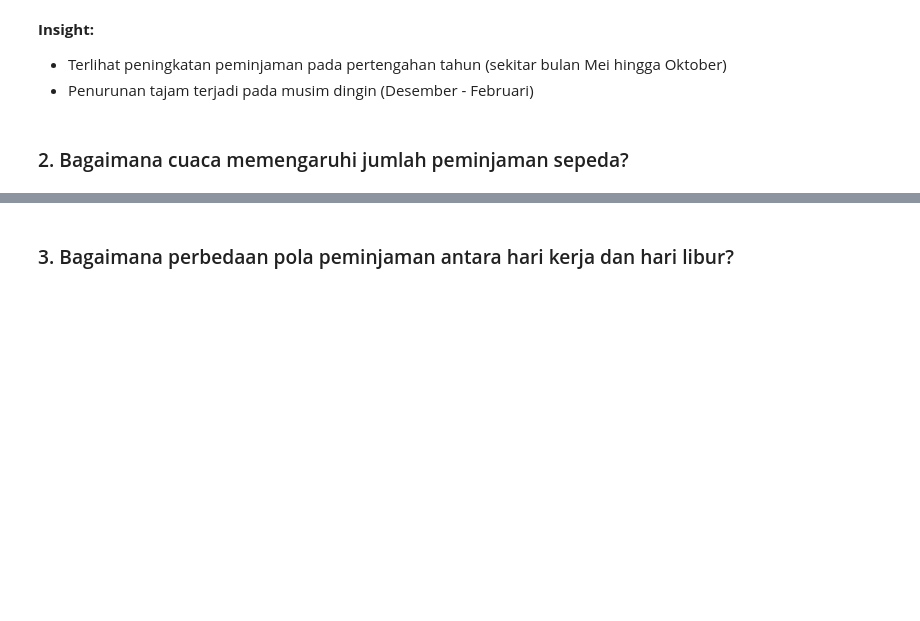
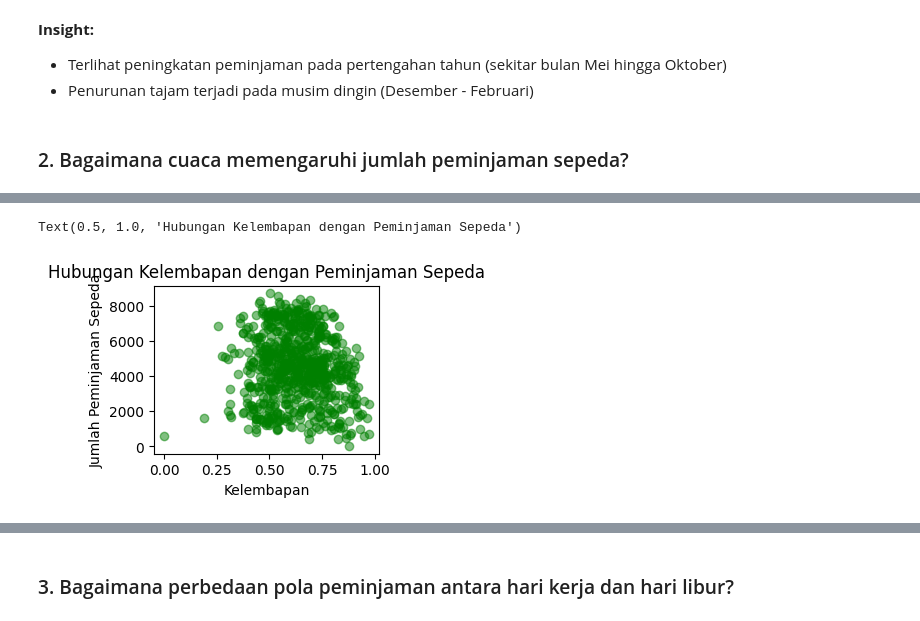
Before and after one commit to wisnufrmdhn/Project-Laskar-AI, a Jupyter notebook: notebook.ipynb, the cells around one changed output, grey strips where cells are left out. Drawn from its saved outputs; the diff is of its cells as text; code cells hidden in the pictures; blank space fills up the shorter version.

```diff
--- a/notebook.ipynb
+++ b/notebook.ipynb
@@ -461,0 +442,10 @@ print(df['weathersit'].unique())
+# %%
+#Scatter plot antara kelembapan dan jumlah peminjaman
+plt.subplot(2,2,3)
+plt.scatter(df['hum'], df['cnt'], alpha=0.5, color='green')
+plt.xlabel('Kelembapan')
+plt.ylabel('Jumlah Peminjaman Sepeda')
+plt.title('Hubungan Kelembapan dengan Peminjaman Sepeda')
+# %% [output]
+Text(0.5, 1.0, 'Hubungan Kelembapan dengan Peminjaman Sepeda')
+[figure, added]
```
Also changed, not shown: parts of 8 cells of this notebook, 1 other file.
